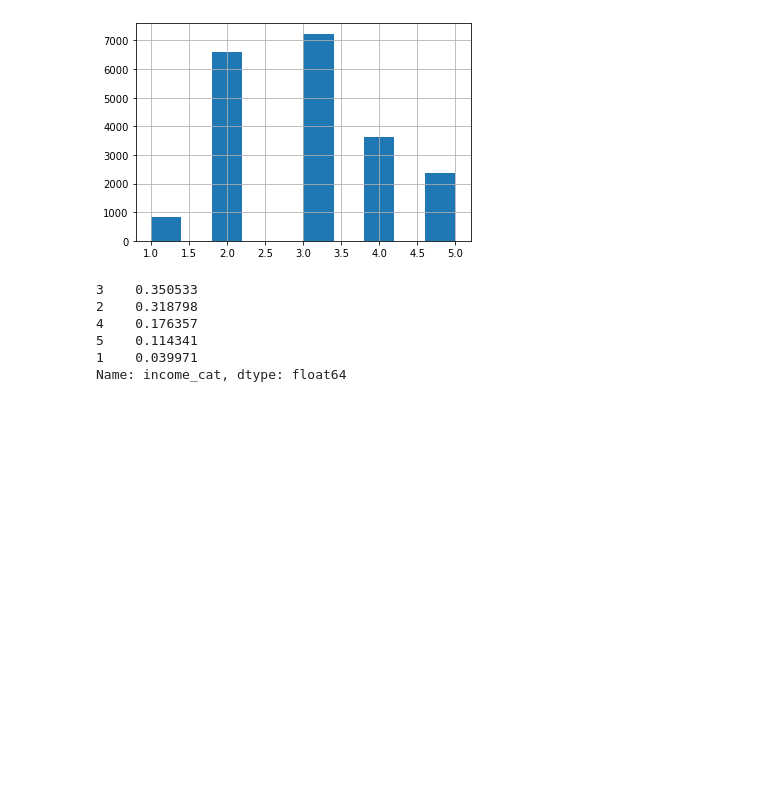
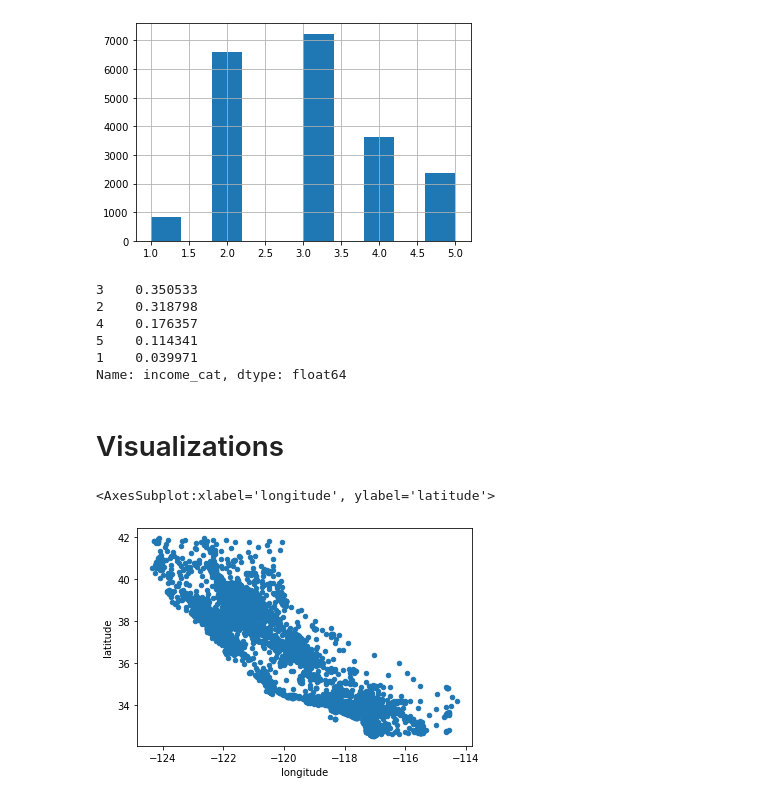
Before and after one commit to Satyabratam945/Data-Science, a Jupyter notebook: Housing Price Prediction/Housing Price Prediction.ipynb, the cells around one changed output. Saved outputs shown, nothing was run; the diff lists cells and outputs as text; code cells hidden in the pictures; blank space fills up the shorter version.

```diff
--- a/Housing Price Prediction/Housing Price Prediction.ipynb
+++ b/Housing Price Prediction/Housing Price Prediction.ipynb
@@ -15,7 +15,7 @@ def fetch_housing_data(housing_url=HOUSING_URL, housing_path=HOUSING_PATH):
 import pandas as pd
 
 def load_housing_data(housing_path=HOUSING_PATH):
-    csv_path = os.path.join(housing_path, "housing.csv")
+    csv_path = os.path.join("C:/Users/91700/Hands on scikit tf/Housing Price Prediction/housing.csv")
     return pd.read_csv(csv_path,error_bad_lines=False)
 # %%
 housing = load_housing_data()
@@ -123,3 +123,12 @@ Name: income_cat, dtype: float64
 # %%
 for set_ in (strat_train_set, strat_test_set):
     set_.drop("income_cat", axis=1, inplace=True)
+# %% [markdown]
+# Visualizations
+# %%
+# scatter plot by location
+
+housing.plot(kind = "scatter", x = "longitude", y = "latitude")
+# %% [output]
+<AxesSubplot:xlabel='longitude', ylabel='latitude'>
+[figure, added]
```
Also changed, not shown: parts of 33 cells of this notebook.
